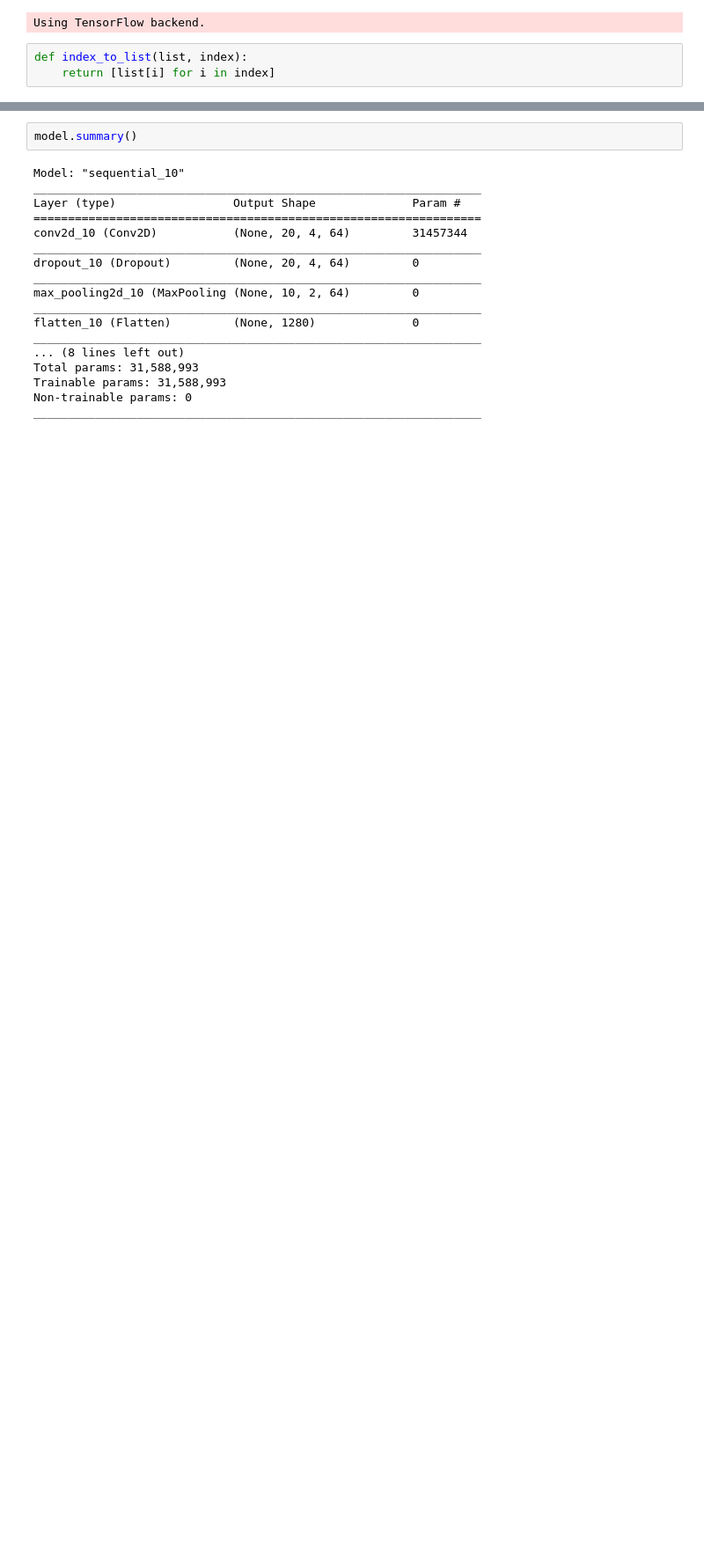
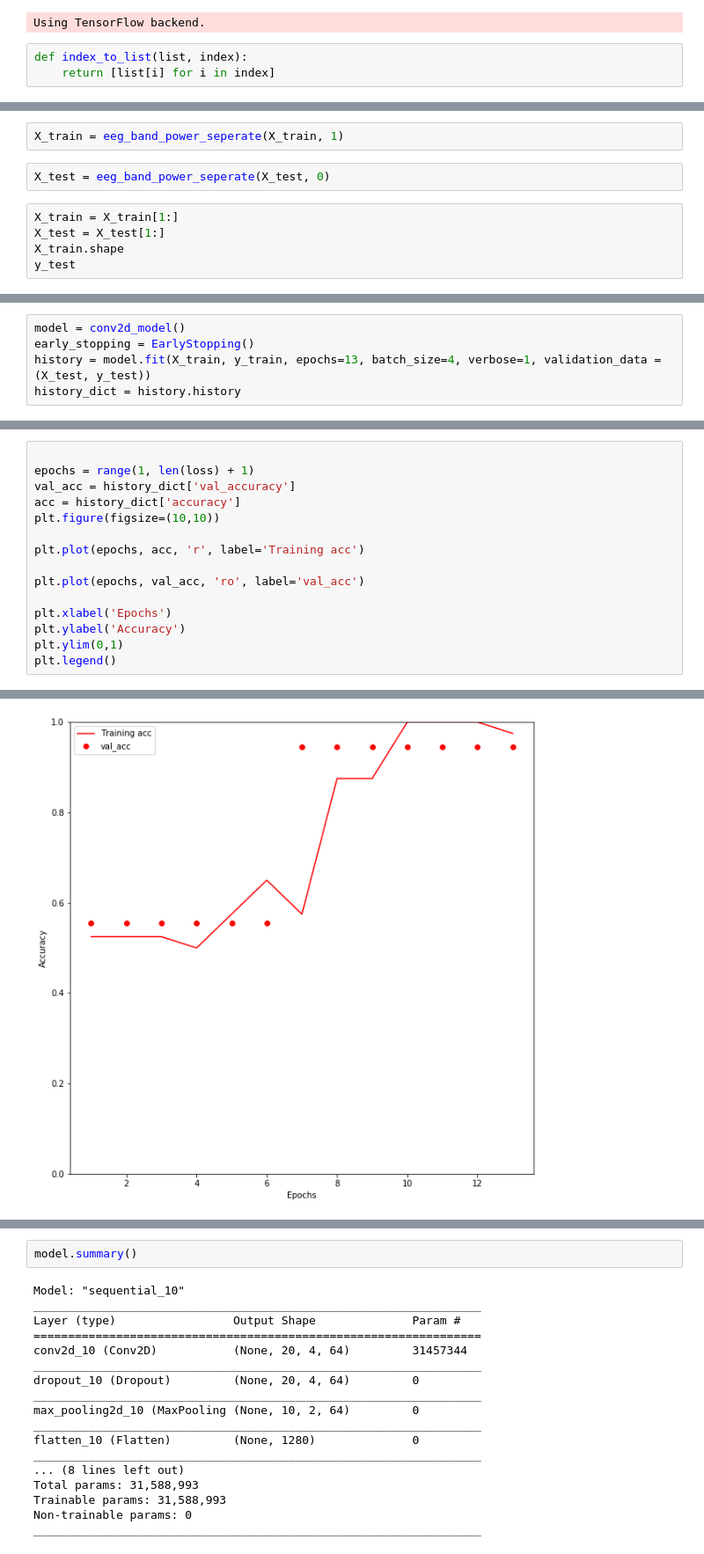
Before and after one commit to ws17863276480/MDD, a Jupyter notebook: MDD_DL-band_model.ipynb, the cells around one changed output, grey strips where cells are left out. Shown at 88% size. Cells and saved outputs as stored; diff of their text form; blank space fills up the shorter version.

```diff
--- a/MDD_DL-band_model.ipynb
+++ b/MDD_DL-band_model.ipynb
@@ -157,0 +163,9 @@ def index_to_list(list, index):
+# %%
+X_train = eeg_band_power_seperate(X_train, 1)
+# %%
+X_test = eeg_band_power_seperate(X_test, 0)
+# %%
+X_train = X_train[1:]
+X_test = X_test[1:]
+X_train.shape
+y_test
@@ -157,0 +204,5 @@ def index_to_list(list, index):
+# %%
+model = conv2d_model()
+early_stopping = EarlyStopping()
+history = model.fit(X_train, y_train, epochs=13, batch_size=4, verbose=1, validation_data = (X_test, y_test))
+history_dict = history.history
@@ -157,0 +227,16 @@ def index_to_list(list, index):
+# %%
+
+epochs = range(1, len(loss) + 1)
+val_acc = history_dict['val_accuracy']
+acc = history_dict['accuracy']
+plt.figure(figsize=(10,10))
+
+plt.plot(epochs, acc, 'r', label='Training acc')
+
+plt.plot(epochs, val_acc, 'ro', label='val_acc')
+
+plt.xlabel('Epochs')
+plt.ylabel('Accuracy')
+plt.ylim(0,1)
+plt.legend()
+# %% [output]
@@ -157,0 +244 @@ def index_to_list(list, index):
+[figure, added]
```
Also changed, not shown: parts of 13 cells of this notebook.
